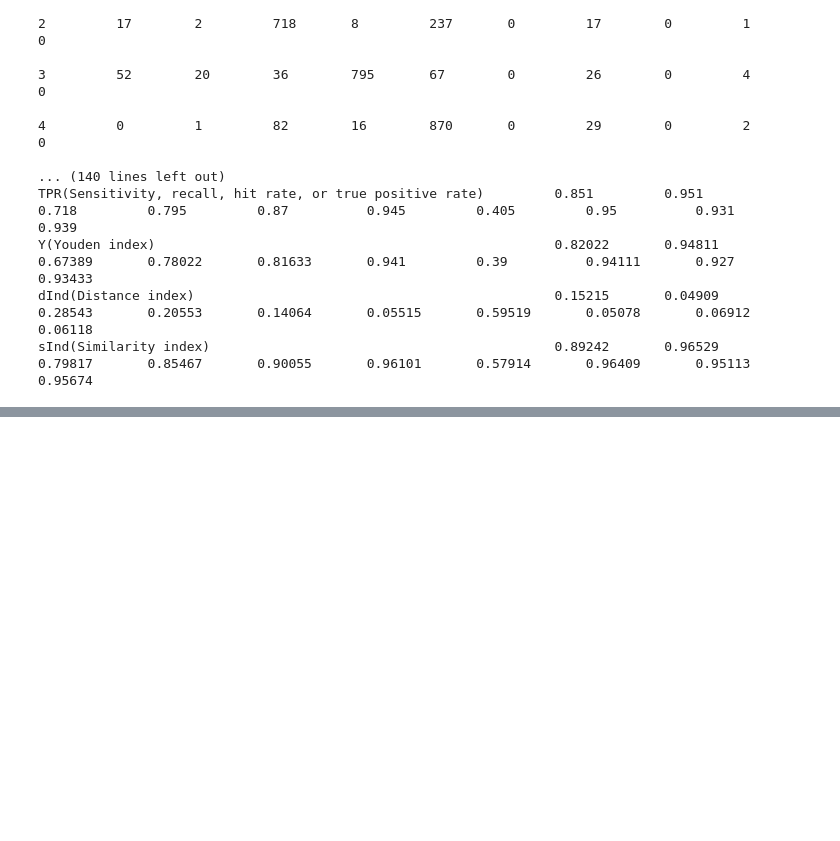
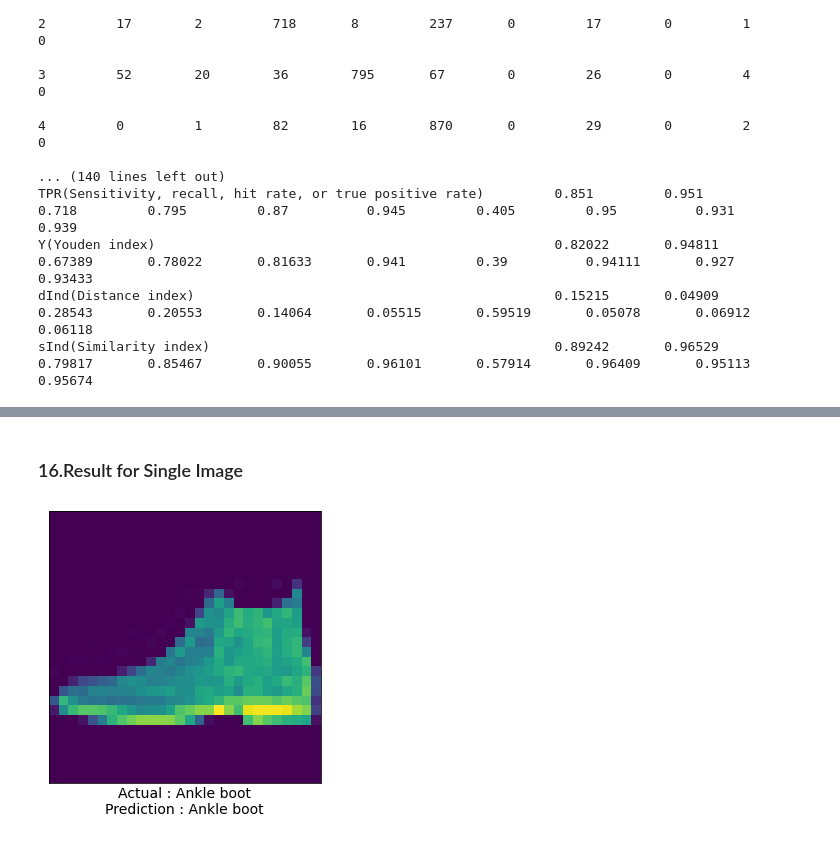
Before and after one commit to ashishpatel26/Ganpat-University-Data-Science, a Jupyter notebook: Lecture_10_Fashion_MNIST_with_Artificial_Neural_Network.ipynb, the cells around one changed output, grey strips where cells are left out. Drawn from its saved outputs; the diff is of its cells as text; code cells hidden in the pictures; blank space fills up the shorter version.

```diff
--- a/Lecture_10_Fashion_MNIST_with_Artificial_Neural_Network.ipynb
+++ b/Lecture_10_Fashion_MNIST_with_Artificial_Neural_Network.ipynb
@@ -282,0 +345,16 @@ sInd(Similarity index)                                            0.89242
+# %% [markdown]
+### 16.Result for Single Image
+# %%
+img = np.expand_dims(x_test[0], 0)
+img_pred = class_names[np.argmax(model.predict(img))]
+img_actual = class_names[y_test[0]]
+
+plt.figure(figsize=(5,5))
+plt.imshow(x_test[0])
+plt.xticks([])
+plt.yticks([])
+plt.xlabel(f"Actual : {img_actual}\nPrediction : {img_pred}", fontsize=14)
+plt.grid(False)
+plt.show()
+# %% [output]
+[figure, added]
```
Also changed, not shown: parts of 6 cells of this notebook.
